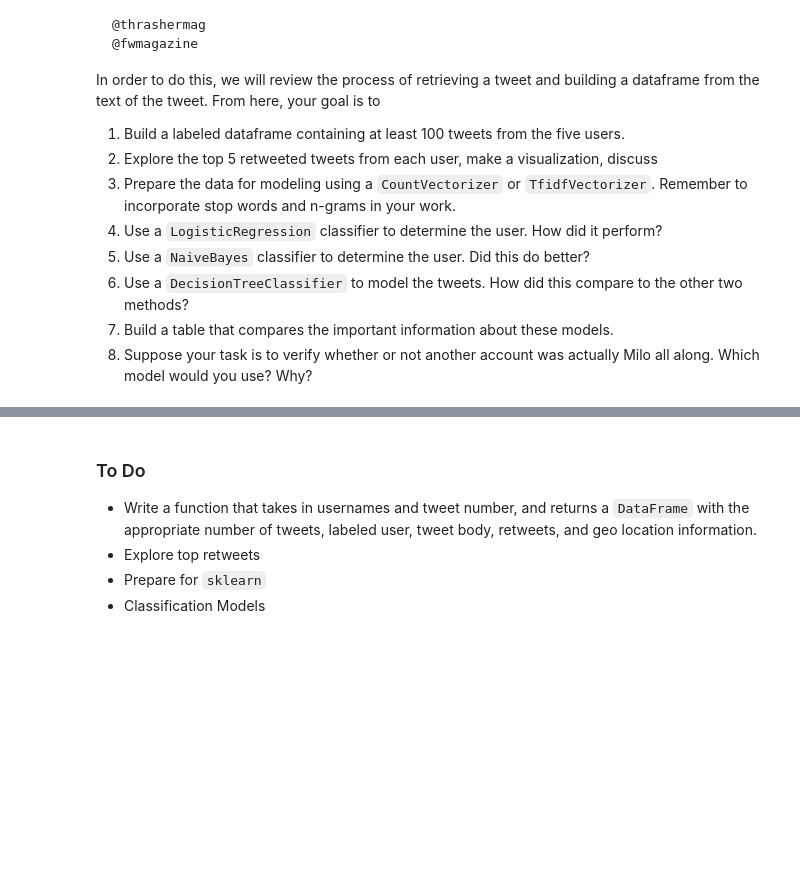
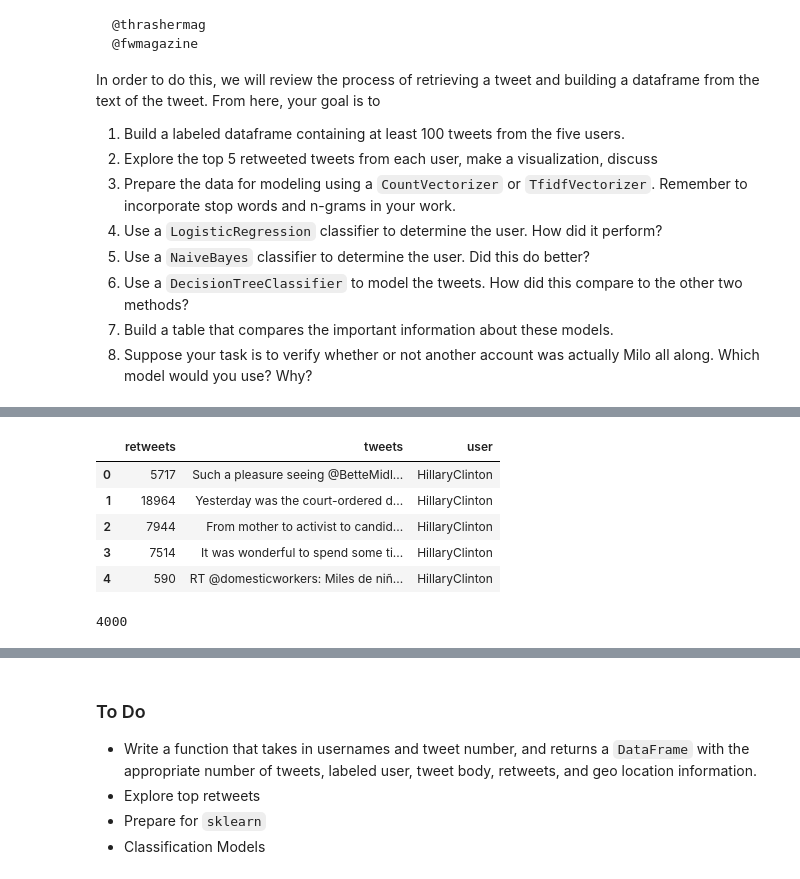
Before and after one commit to karenhao/DAT-NYC-6.13, a Jupyter notebook: 13-02-twitter-classifier.ipynb, the cells around one changed output, grey strips where cells are left out. Cells and saved outputs as stored; diff of their text form; code cells hidden in the pictures; blank space fills up the shorter version.

```diff
--- a/13-02-twitter-classifier.ipynb
+++ b/13-02-twitter-classifier.ipynb
@@ -77,0 +137,10 @@ df.head()
+# %%
+tweets = pd.concat([df,df2])
+tweets.head()
+# %% [output]
+|  | retweets | tweets | user |
+| 0 | 5717 | Such a pleasure seeing @BetteMidl... | HillaryClinton |
+| 1 | 18964 | Yesterday was the court-ordered d... | HillaryClinton |
+| 2 | 7944 | From mother to activist to candid... | HillaryClinton |
+| 3 | 7514 | It was wonderful to spend some ti... | HillaryClinton |
+| 4 | 590 | RT @domesticworkers: Miles de niñ... | HillaryClinton |
@@ -77,0 +149,4 @@ df.head()
+# %%
+len(tweets)
+# %% [output]
+4000
```
Also changed, not shown: parts of 18 cells of this notebook, 49 other files.
